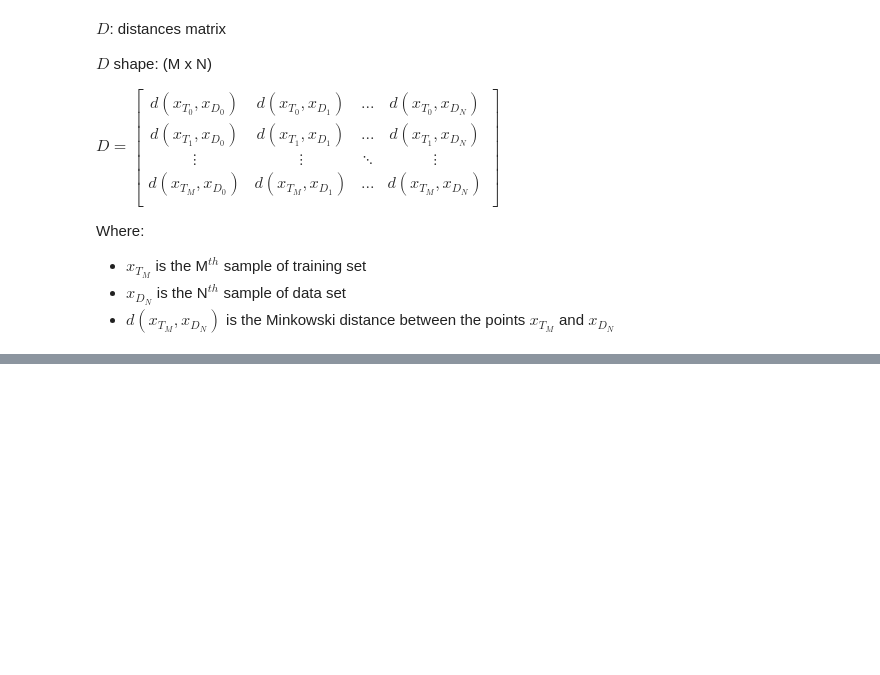
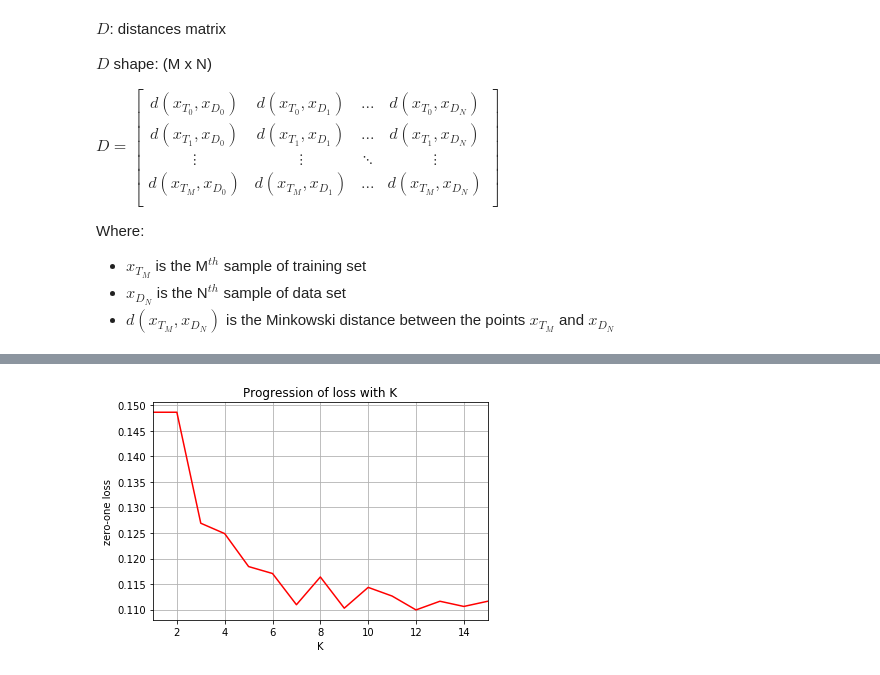
Before and after one commit to ito-rafael/IA006C-MachineLearning, a Jupyter notebook: efc2/efc2_ex2_knn.ipynb, the cells around one changed output, grey strips where cells are left out. Saved outputs shown, nothing was run; the diff lists cells and outputs as text; code cells hidden in the pictures; blank space fills up the shorter version.

```diff
--- a/efc2/efc2_ex2_knn.ipynb
+++ b/efc2/efc2_ex2_knn.ipynb
@@ -261,0 +325,12 @@ plt.show()
+# %%
+# plots
+plt.plot(range(1,16), error_distance[0:15], 'red')
+plt.xlabel('K')
+plt.ylabel('zero-one loss')
+plt.autoscale(axis='x', tight=True)
+plt.title('Progression of loss with K')
+plt.grid(True)
+plt.savefig(path + 'error_distance_(mid_zoom)', dpi=300)
+plt.show()
+# %% [output]
+[figure, added]
```
Also changed, not shown: parts of 24 cells of this notebook.
